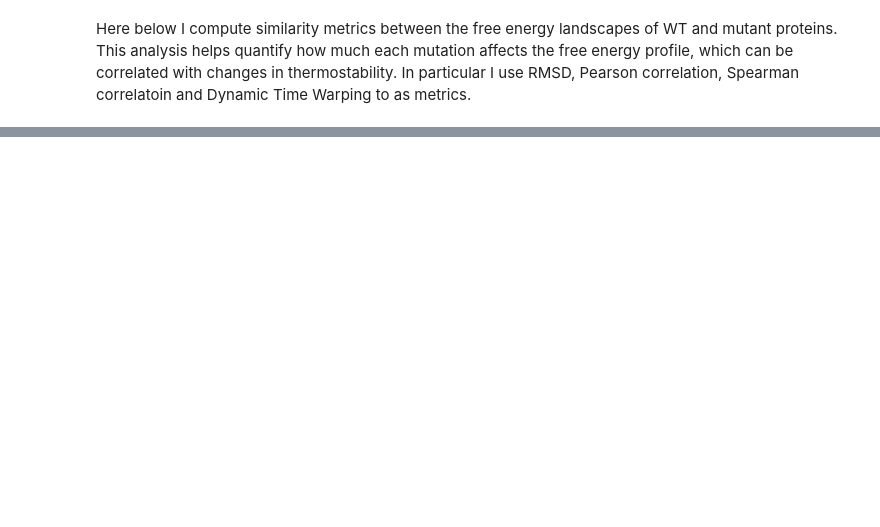
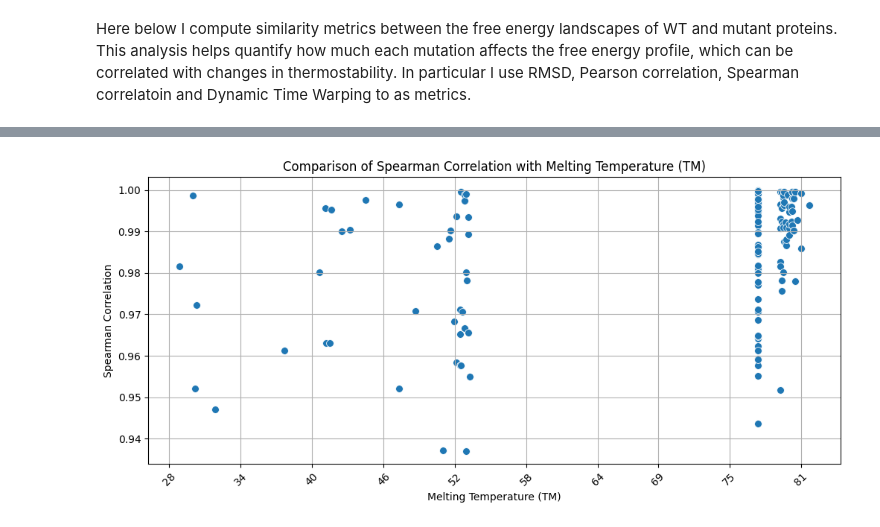
Before and after one commit to aleromualdi/WSME-ts, a Jupyter notebook: single-point-mutants.ipynb, the cells around one changed output, grey strips where cells are left out. Drawn from its saved outputs; the diff is of its cells as text; code cells hidden in the pictures; blank space fills up the shorter version.

```diff
--- a/single-point-mutants.ipynb
+++ b/single-point-mutants.ipynb
@@ -238,3 +220,29 @@ df_similarity_sorted
+# %%
+import matplotlib.pyplot as plt
+import seaborn as sns
+import numpy as np
+
+# Ensure tm is numeric and sort values
+df_similarity['tm'] = pd.to_numeric(df_similarity['tm'], errors='coerce')
+df_similarity_sorted = df_similarity.sort_values("tm", ascending=True)
+
+plt.figure(figsize=(12, 5))
+
+sns.scatterplot(data=df_similarity_sorted, x='tm', y='Spearman', s=50)
+
+# Set labels and title
+plt.title('Comparison of Spearman Correlation with Melting Temperature (TM)')
+plt.xlabel('Melting Temperature (TM)')
+plt.ylabel('Spearman Correlation')
+
+# Reduce the number of x-axis ticks
+plt.xticks(np.linspace(
+    df_similarity_sorted["tm"].min(), df_similarity_sorted["tm"].max(), num=10).astype(int), rotation=45)
+
+plt.grid(True)
+plt.show()
+# %% [output]
+[figure, added]
 # %% [markdown]
 From the results we can observe that:
 - Mutants with comparable or higher thermostability to the WT tend to exhibit higher Spearman correlation, suggesting that their rank order of free-energy values across Q-values remains consistent with WT.
```
Also changed, not shown: parts of 8 cells of this notebook, 2 other files.
